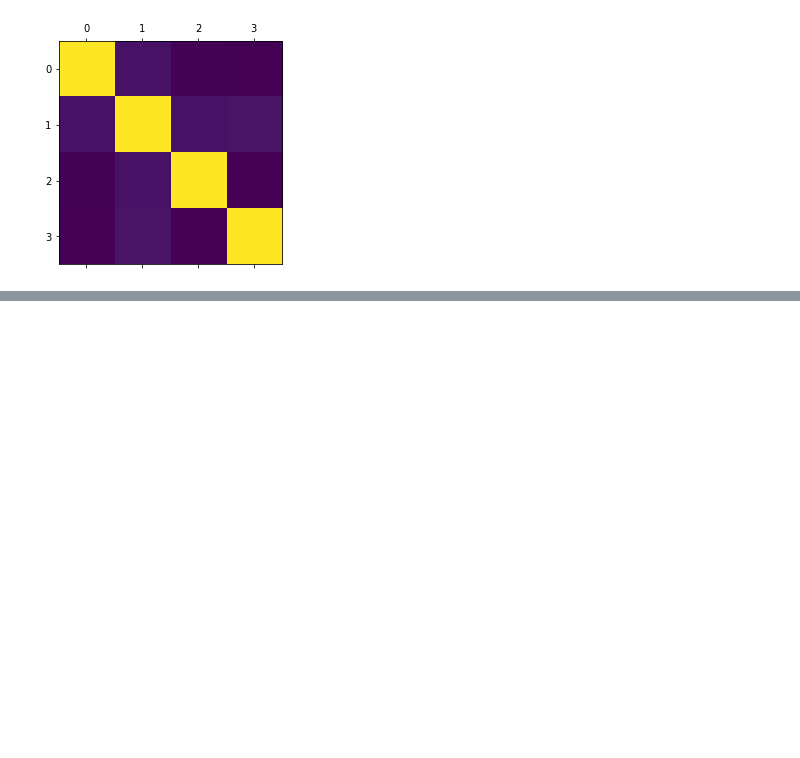
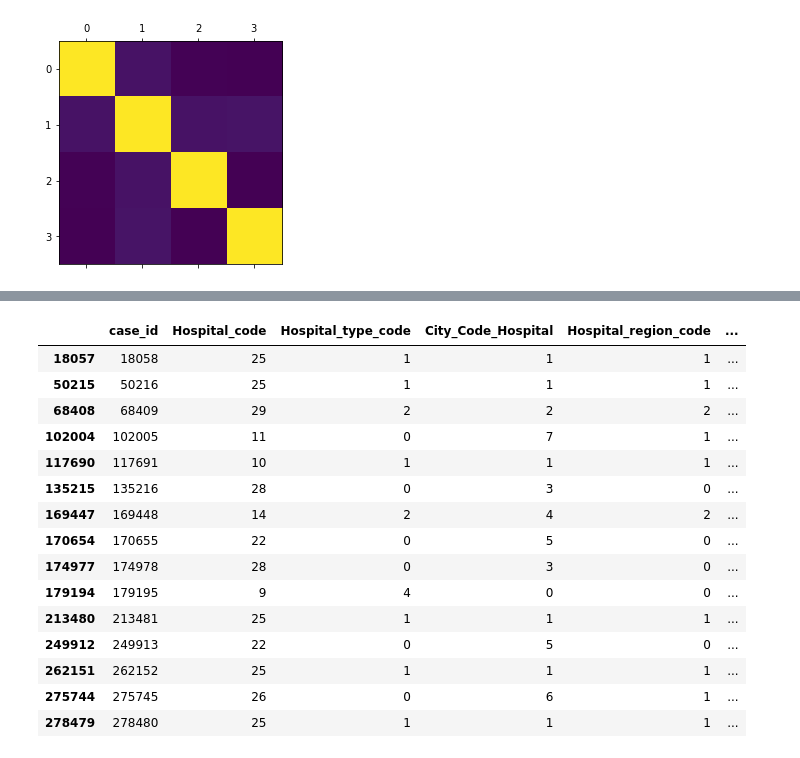
Before and after one commit to tuankiet-kii/DA-Covid-19-HeathCare, a Jupyter notebook: DA - HealthCare-Covid19.ipynb, the cells around one changed output, grey strips where cells are left out. Cells and saved outputs as stored; diff of their text form; code cells hidden in the pictures; blank space fills up the shorter version.

```diff
--- a/DA - HealthCare-Covid19.ipynb
+++ b/DA - HealthCare-Covid19.ipynb
@@ -700,0 +778,5 @@ train_data_raw1.mean().sort_index().plot(style = ".")
+# %%
+#patient count
+count = train_raw2.pivot_table(index=['patientid'],aggfunc='size')
+c1= count.to_dict()
+c1
@@ -700,0 +801,4 @@ train_data_raw1.mean().sort_index().plot(style = ".")
+# %%
+#patient count
+train_raw2['patient_count'] = train_raw2['patientid'].apply(lambda x: c1.get(x))
+train_raw2
@@ -700,0 +840,19 @@ train_data_raw1.mean().sort_index().plot(style = ".")
+# %%
+train_raw2[train_raw2['Available Extra Rooms in Hospital'] == 0]
+# %% [output]
+|  | case_id | Hospital_code | Hospital_type_code | City_Code_Hospital | Hospital_region_code | ... |
+| 18057 | 18058 | 25 | 1 | 1 | 1 | ... |
+| 50215 | 50216 | 25 | 1 | 1 | 1 | ... |
+| 68408 | 68409 | 29 | 2 | 2 | 2 | ... |
+| 102004 | 102005 | 11 | 0 | 7 | 1 | ... |
+| 117690 | 117691 | 10 | 1 | 1 | 1 | ... |
+| 135215 | 135216 | 28 | 0 | 3 | 0 | ... |
+| 169447 | 169448 | 14 | 2 | 4 | 2 | ... |
+| 170654 | 170655 | 22 | 0 | 5 | 0 | ... |
+| 174977 | 174978 | 28 | 0 | 3 | 0 | ... |
+| 179194 | 179195 | 9 | 4 | 0 | 0 | ... |
+| 213480 | 213481 | 25 | 1 | 1 | 1 | ... |
+| 249912 | 249913 | 22 | 0 | 5 | 0 | ... |
+| 262151 | 262152 | 25 | 1 | 1 | 1 | ... |
+| 275744 | 275745 | 26 | 0 | 6 | 1 | ... |
+| 278479 | 278480 | 25 | 1 | 1 | 1 | ... |
```
Also changed, not shown: parts of 20 cells of this notebook.
